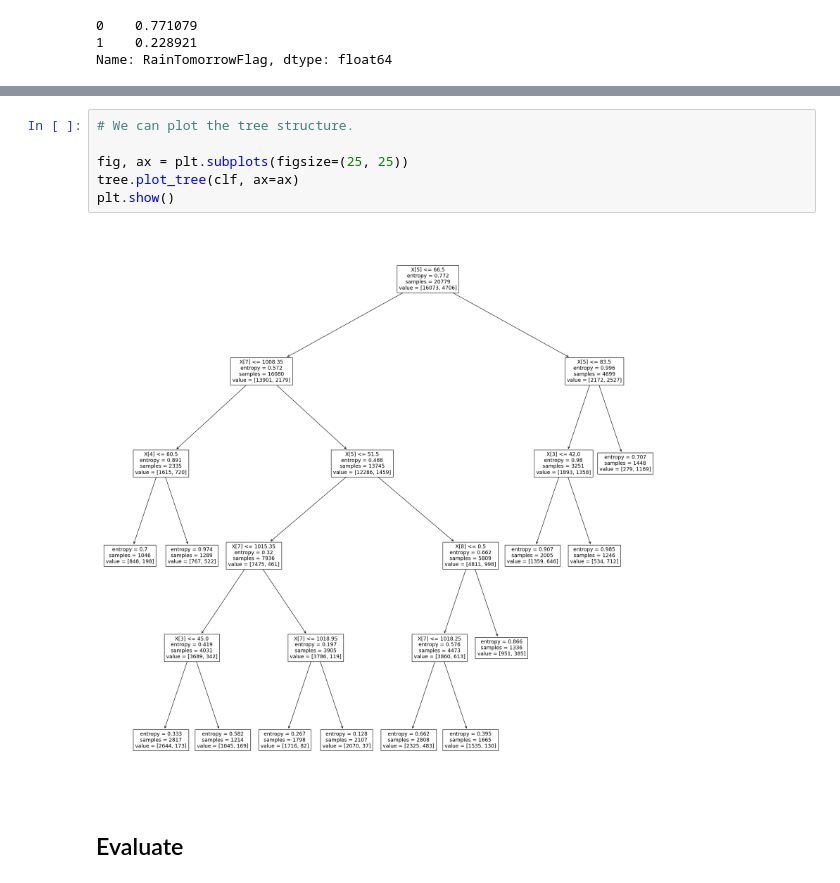
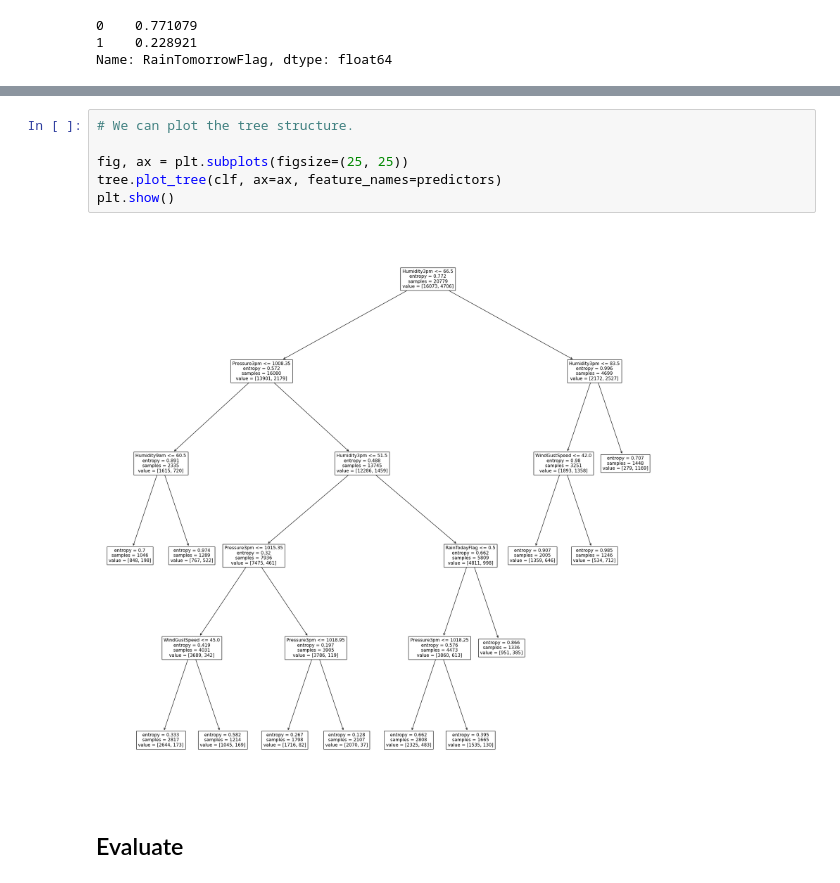
Before and after one commit to martarriaza/data-science-2, a Jupyter notebook: Practicals/04_decision_trees/trees_and_forest_working_copy.ipynb, the cells around one changed output, grey strips where cells are left out. Saved outputs shown, nothing was run; the diff lists cells and outputs as text.

```diff
--- a/Practicals/04_decision_trees/trees_and_forest_working_copy.ipynb
+++ b/Practicals/04_decision_trees/trees_and_forest_working_copy.ipynb
@@ -318,11 +332,11 @@ weighted avg       0.81      0.82      0.81     20779
 # %%
 # We can plot the tree structure.
 
 fig, ax = plt.subplots(figsize=(25, 25))
-tree.plot_tree(clf, ax=ax)
+tree.plot_tree(clf, ax=ax, feature_names=predictors)
 plt.show()
 # %% [output]
-[figure, old version]
+[figure, new version]
 # %% [markdown]
 ## Evaluate
 # %% [markdown]
```
Also changed, not shown: parts of 23 cells of this notebook.
